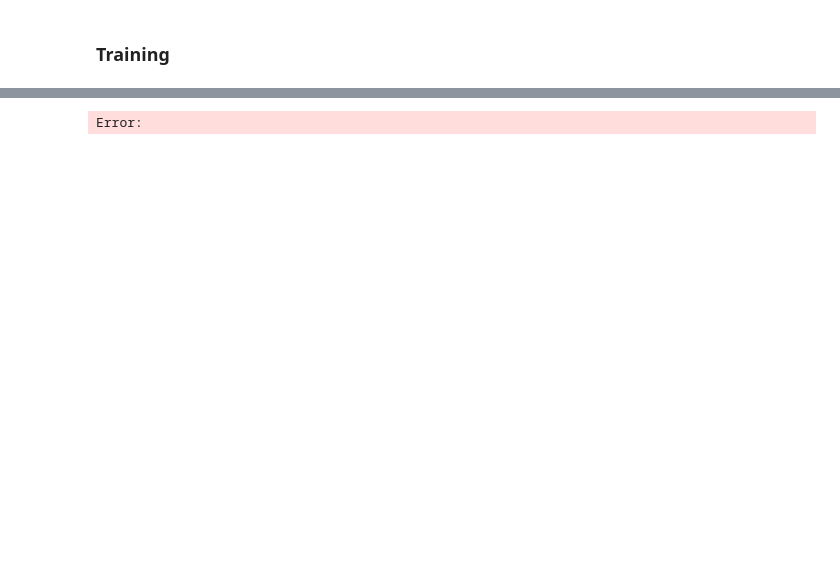
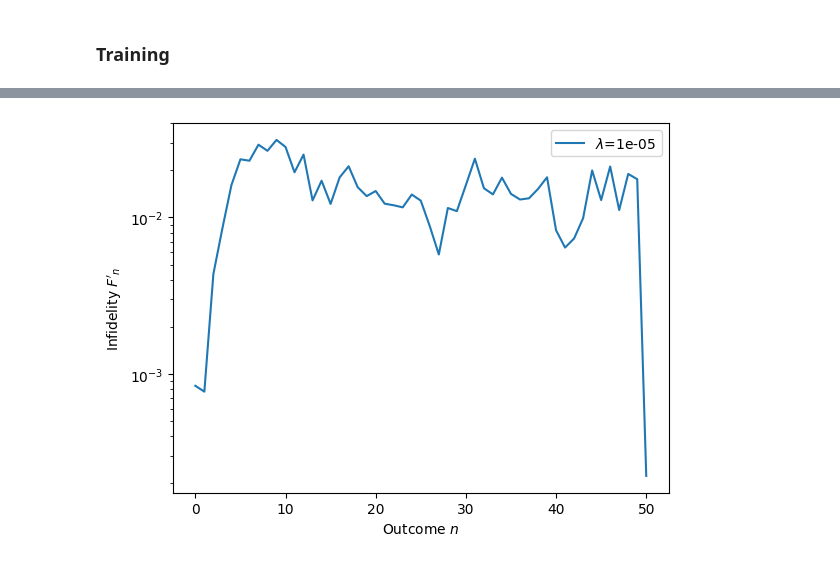
Before and after one commit to amanuelanteneh/gd-qdt, a Jupyter notebook: diag_gd_opt.ipynb, the cells around one changed output, grey strips where cells are left out. Saved outputs shown, nothing was run; the diff lists cells and outputs as text; code cells hidden in the pictures; blank space fills up the shorter version.

```diff
--- a/diag_gd_opt.ipynb
+++ b/diag_gd_opt.ipynb
@@ -26,5 +24,5 @@ from utils import check_povm_validity
 # %%
 N = 50  # number of POVM outcomes
-M = 5000  # Hilbert space dimension
+M = 100  # Hilbert space dimension
 # %% [markdown]
 ### True POVMs
@@ -232,51 +181,11 @@ Mean fidelity is 0.89870442623772
 # %%
-# trunc_n = min(30, logits.shape[1])
-# plt.plot(list(range(trunc_n)), [1-F for F in Fs[:trunc_n]], label=rf"$\lambda$={lam}")  # get infidelities
+trunc_n = logits.shape[1]
+plt.plot(list(range(trunc_n)), [1-F for F in Fs[:trunc_n]], label=rf"$\lambda$={lam_smoothing}")  # get infidelities
 
-# plt.legend()
-# plt.yscale("log")
-# plt.ylabel(r"Infidelity $F'_n$")
-# plt.xlabel(r"Outcome $n$");
+plt.legend()
+plt.yscale("log")
+plt.ylabel(r"Infidelity $F'_n$")
+plt.xlabel(r"Outcome $n$");
+# %% [output]
+[figure, added]
-# %%
-import cvxpy as cp
-
-def optimize_phase_insensitive_povm(targets, probes, lam=0.1):
-    """
-    Solve convex relaxation of phase-insensitive POVM loss using CVXPY.
-    D = num_probes, N = number of POVM elements (outcomes), M = Hilbert dim
-
-    Args:
-        targets: (D, N) numpy array — target probabilities
-        probes: (D, M) real numpy array — probe state Fock probabilities
-        lam: regularization coefficient
-    """
-
-    _, M = probes.shape
-    N = targets.shape[1]
-
-    # Variables: POVM diagonals (each column = diagonal of one POVM element)
-    Pi = cp.Variable((M, N), nonneg=True)
-
-    # Normalization constraint: sum over all POVM elements = I (each ROW (axis=1) sums to 1)
-    constraints = [cp.sum(Pi, axis=1) == 1]
-
-    # Predicted probabilities: p[m, b] = |ψ_b|^2 ⋅ Π_m
-    pred_probs = probes @ Pi   # shape (num_probes, M)
-
-    # Loss term
-    sq_err = cp.sum_squares(pred_probs - targets)
-
-    # Regularization term (smoothness across consecutive POVM elements)
-    reg = cp.sum_squares(Pi[:-1, :] - Pi[1:, :])
-
-    # Objective
-    objective = cp.Minimize(sq_err + lam * reg)
-
-    # Problem
-    prob = cp.Problem(objective, constraints)
-    prob.solve(solver=cp.MOSEK, verbose=False)  # use MOSEK solver as in arXiv:2306.12622v1 or splitting conic solver (SCS)
-
-    return Pi.value, prob.value
-# %% [output]
-Error:
 # %%
```
Also changed, not shown: parts of 19 cells of this notebook, 6 other files.
